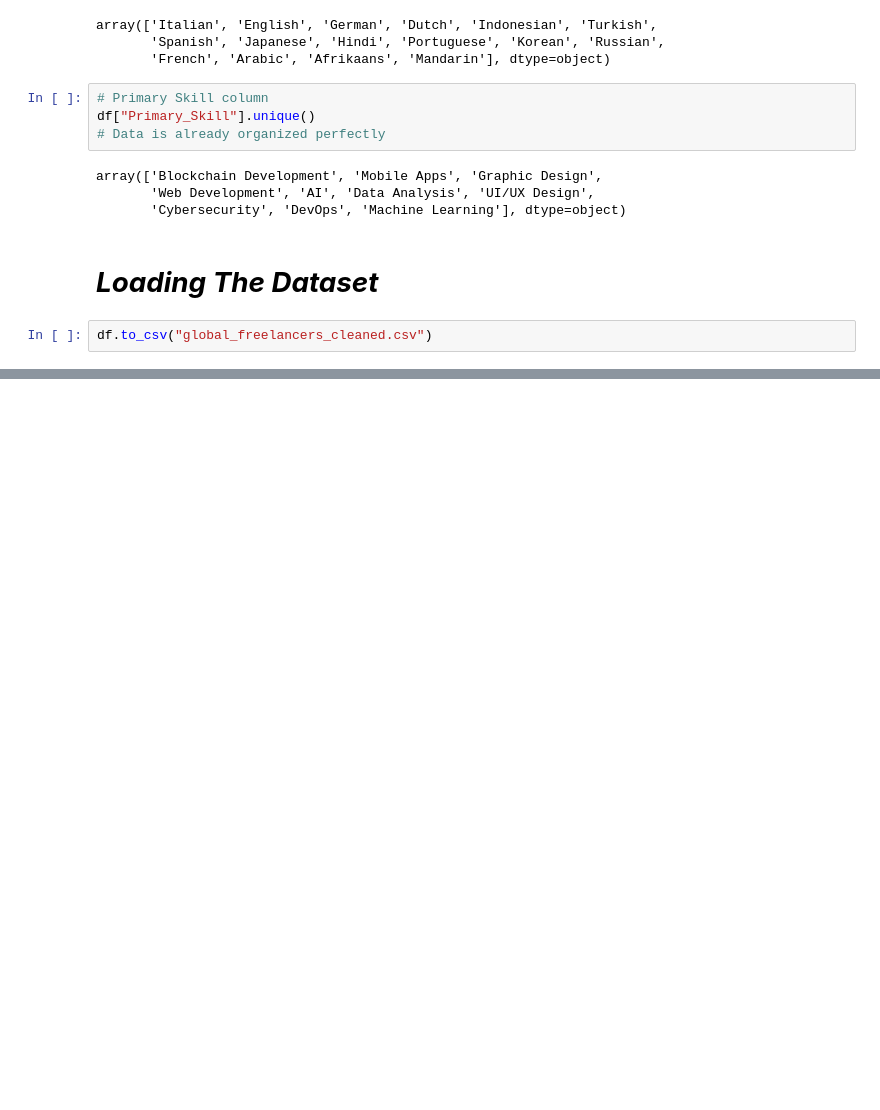
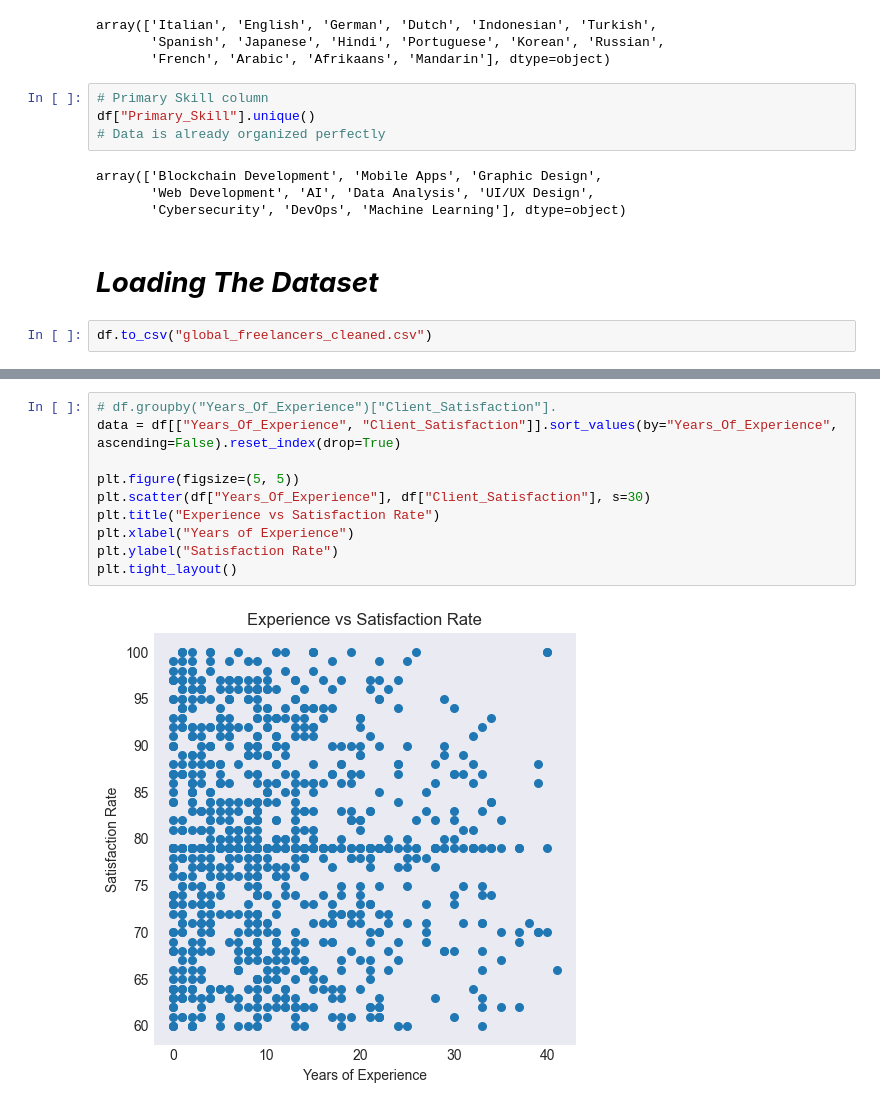
Before and after one commit to Hrushikesh-Kovi/Global-Freelancers-Data-Analysis_DAP-4, a Jupyter notebook: Global Freelancer Data Cleaning.ipynb, the cells around one changed output, grey strips where cells are left out. Saved outputs shown, nothing was run; the diff lists cells and outputs as text; blank space fills up the shorter version.

```diff
--- a/Global Freelancer Data Cleaning.ipynb
+++ b/Global Freelancer Data Cleaning.ipynb
@@ -250,0 +298,12 @@ df.to_csv("global_freelancers_cleaned.csv")
+# %%
+# df.groupby("Years_Of_Experience")["Client_Satisfaction"].
+data = df[["Years_Of_Experience", "Client_Satisfaction"]].sort_values(by="Years_Of_Experience", ascending=False).reset_index(drop=True)
+
+plt.figure(figsize=(5, 5))
+plt.scatter(df["Years_Of_Experience"], df["Client_Satisfaction"], s=30)
+plt.title("Experience vs Satisfaction Rate")
+plt.xlabel("Years of Experience")
+plt.ylabel("Satisfaction Rate")
+plt.tight_layout()
+# %% [output]
+[figure, added]
```
Also changed, not shown: parts of 8 cells of this notebook.
